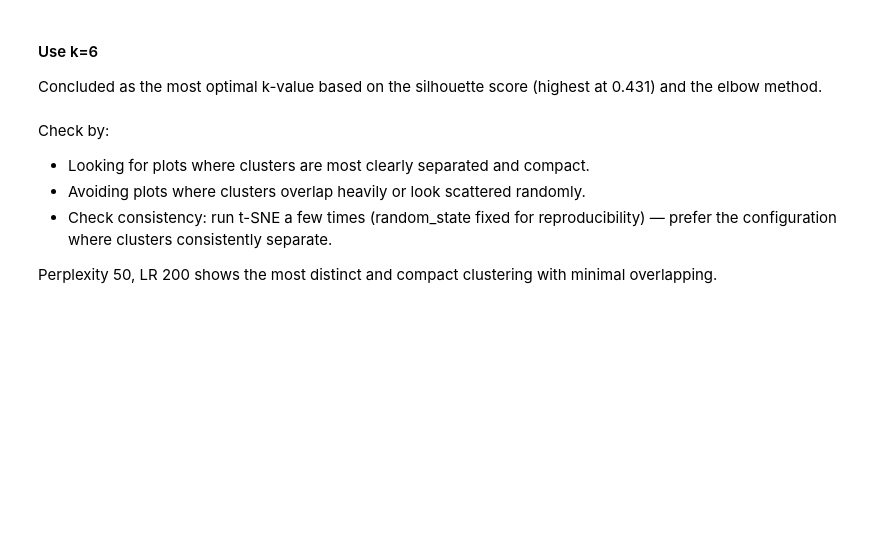
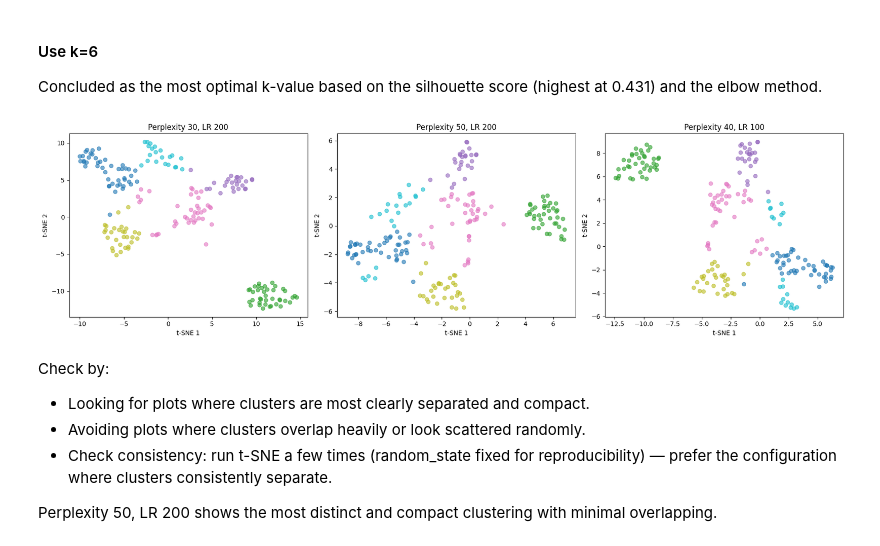
Before and after one commit to lokejer/AIML-clustering-timeseries, a Jupyter notebook: p2510707_CA2_PartA_JeromeLoke.ipynb, the cells around one changed output. Saved outputs shown, nothing was run; the diff lists cells and outputs as text; code cells hidden in the pictures; blank space fills up the shorter version.

```diff
--- a/p2510707_CA2_PartA_JeromeLoke.ipynb
+++ b/p2510707_CA2_PartA_JeromeLoke.ipynb
@@ -1004,7 +1186,7 @@ plt.show()
 ### Hierarchical Clustering
 # %%
 agglo = AgglomerativeClustering(
-  n_clusters=6,
+  n_clusters=BEST_K,
   linkage="ward"
 )
 
@@ -1165,36 +1366,35 @@ It preserves local structure so points that are close in high dimensions remain
 # %% [markdown]
 #### Use k=6
 Concluded as the most optimal k-value based on the silhouette score (highest at 0.431) and the elbow method.
-# %%
-kmeans = KMeans(n_clusters=6, random_state=42)
-df["Cluster"] = kmeans.fit_predict(X_scaled)
 # %%
 # list of t-SNE configs to compare
 tsne_configs = [
   {"perplexity": 30, "learning_rate": 200, "title": "Perplexity 30, LR 200"},
   {"perplexity": 50, "learning_rate": 200, "title": "Perplexity 50, LR 200"},
   {"perplexity": 40, "learning_rate": 100, "title": "Perplexity 40, LR 100"},
 ]
 
 plt.figure(figsize=(18, 5))
 
 for i, cfg in enumerate(tsne_configs, 1):
   tsne = TSNE(
     n_components=2,
     perplexity=cfg["perplexity"],
     learning_rate=cfg["learning_rate"],
     random_state=42
   )
   X_tsne = tsne.fit_transform(X_scaled)
 
   plt.subplot(1, len(tsne_configs), i)
-  plt.scatter(X_tsne[:, 0], X_tsne[:, 1], c=df["Cluster"], alpha=0.6, cmap="tab10")
+  plt.scatter(X_tsne[:, 0], X_tsne[:, 1], c=df["Cluster_KMeans"], alpha=0.6, cmap="tab10")
   plt.title(cfg["title"])
   plt.xlabel("t-SNE 1")
   plt.ylabel("t-SNE 2")
 
 plt.tight_layout()
 plt.show()
+# %% [output]
+[figure, added]
 # %% [markdown]
 Check by:
 - Looking for plots where clusters are most clearly separated and compact.
```
Also changed, not shown: parts of 48 cells of this notebook.
